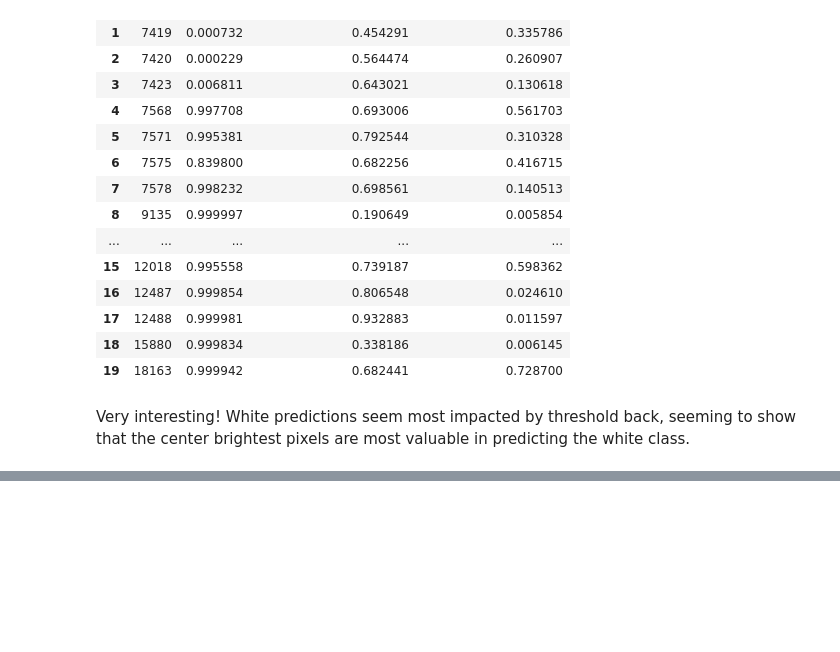
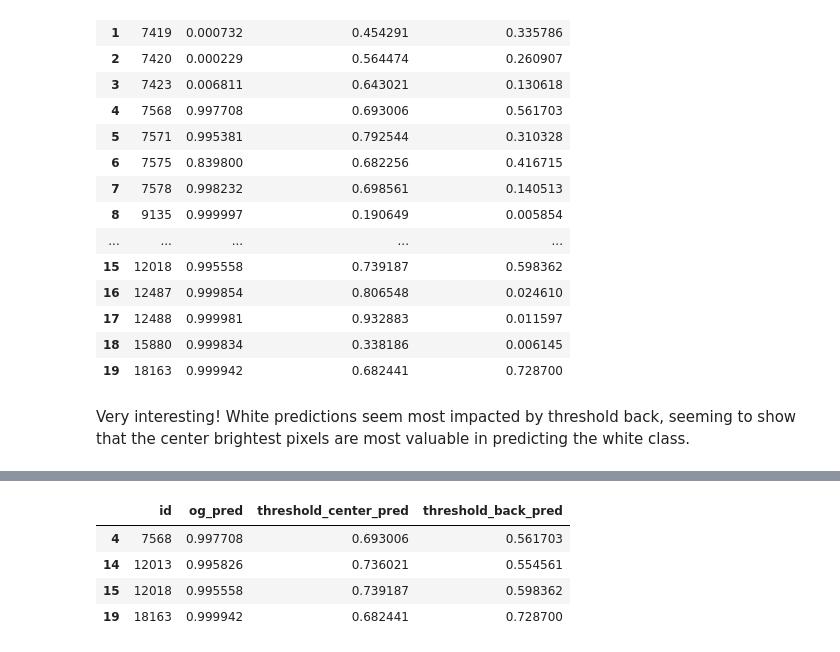
Before and after one commit to Centrattic/race, a Jupyter notebook: classifier_experiments/shadow_regions_experiment2.ipynb, the cells around one changed output, grey strips where cells are left out. Cells and saved outputs as stored; diff of their text form; code cells hidden in the pictures; blank space fills up the shorter version.

```diff
--- a/classifier_experiments/shadow_regions_experiment2.ipynb
+++ b/classifier_experiments/shadow_regions_experiment2.ipynb
@@ -409,0 +460,8 @@ Very interesting! White predictions seem most impacted by threshold back, seemin
+# %%
+white_preds[white_preds['threshold_back_pred'] > .5]
+# %% [output]
+|  | id | og_pred | threshold_center_pred | threshold_back_pred |
+| 4 | 7568 | 0.997708 | 0.693006 | 0.561703 |
+| 14 | 12013 | 0.995826 | 0.736021 | 0.554561 |
+| 15 | 12018 | 0.995558 | 0.739187 | 0.598362 |
+| 19 | 18163 | 0.999942 | 0.682441 | 0.728700 |
```
Also changed, not shown: parts of 20 cells of this notebook.
